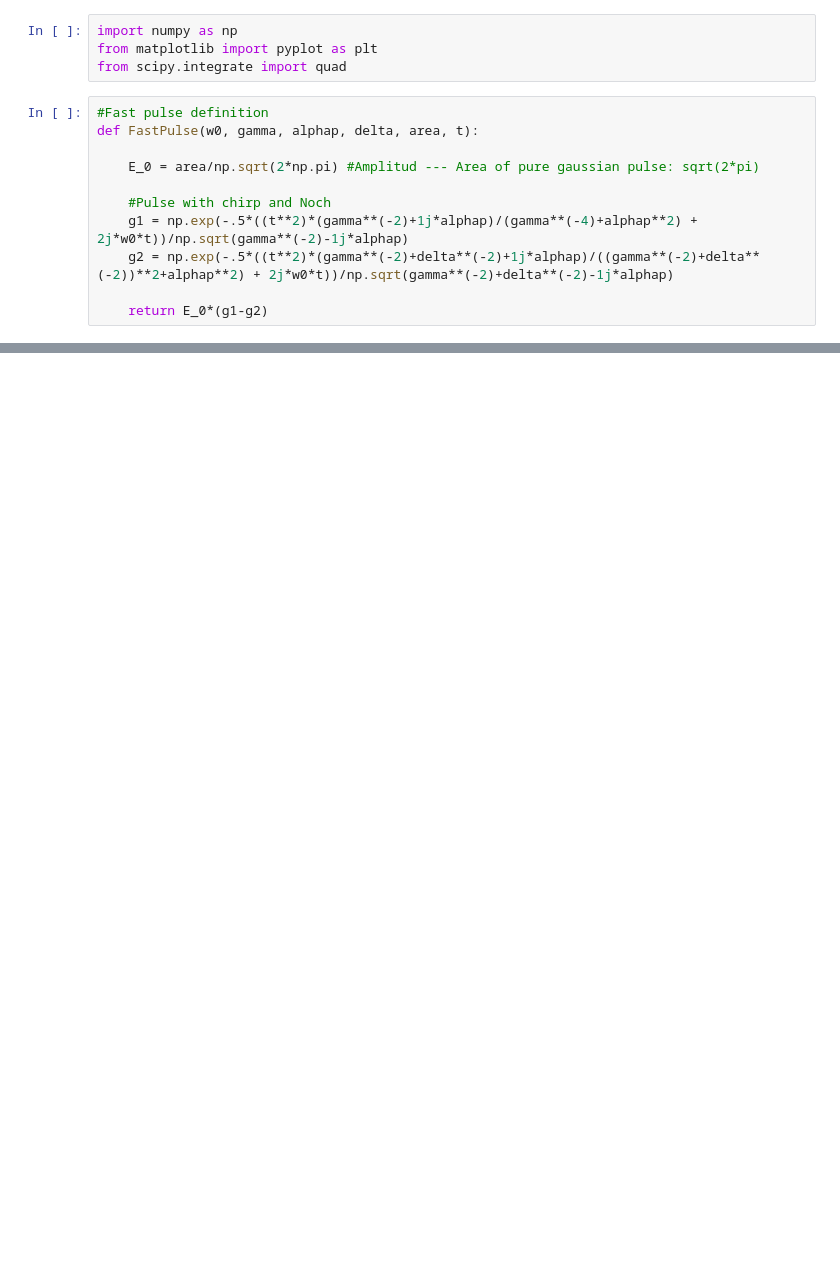
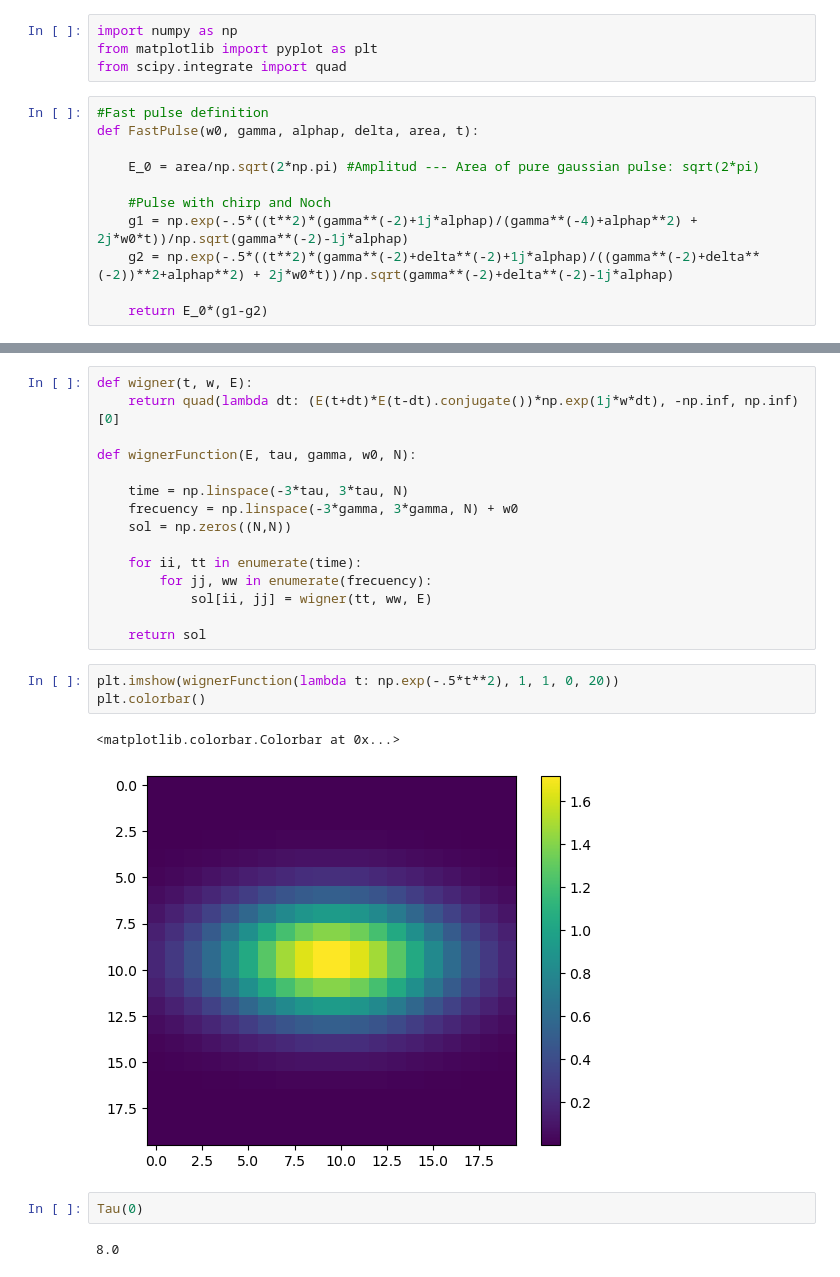
Before and after one commit to JuanSierra2003/hello-world, a Jupyter notebook: Pulses/pulses.ipynb, the cells around one changed output, grey strips where cells are left out. Drawn from its saved outputs; the diff is of its cells as text; blank space fills up the shorter version.

```diff
--- a/Pulses/pulses.ipynb
+++ b/Pulses/pulses.ipynb
@@ -84,0 +106,25 @@ plt.show()
+# %%
+def wigner(t, w, E):
+    return quad(lambda dt: (E(t+dt)*E(t-dt).conjugate())*np.exp(1j*w*dt), -np.inf, np.inf)[0]
+
+def wignerFunction(E, tau, gamma, w0, N):
+
+    time = np.linspace(-3*tau, 3*tau, N)
+    frecuency = np.linspace(-3*gamma, 3*gamma, N) + w0
+    sol = np.zeros((N,N))
+
+    for ii, tt in enumerate(time):
+        for jj, ww in enumerate(frecuency):
+            sol[ii, jj] = wigner(tt, ww, E)
+
+    return sol
+# %%
+plt.imshow(wignerFunction(lambda t: np.exp(-.5*t**2), 1, 1, 0, 20))
+plt.colorbar()
+# %% [output]
+<matplotlib.colorbar.Colorbar at 0x...>
+[figure, added]
+# %%
+Tau(0)
+# %% [output]
+8.0
```
Also changed, not shown: parts of 4 cells of this notebook, 1 other file.
